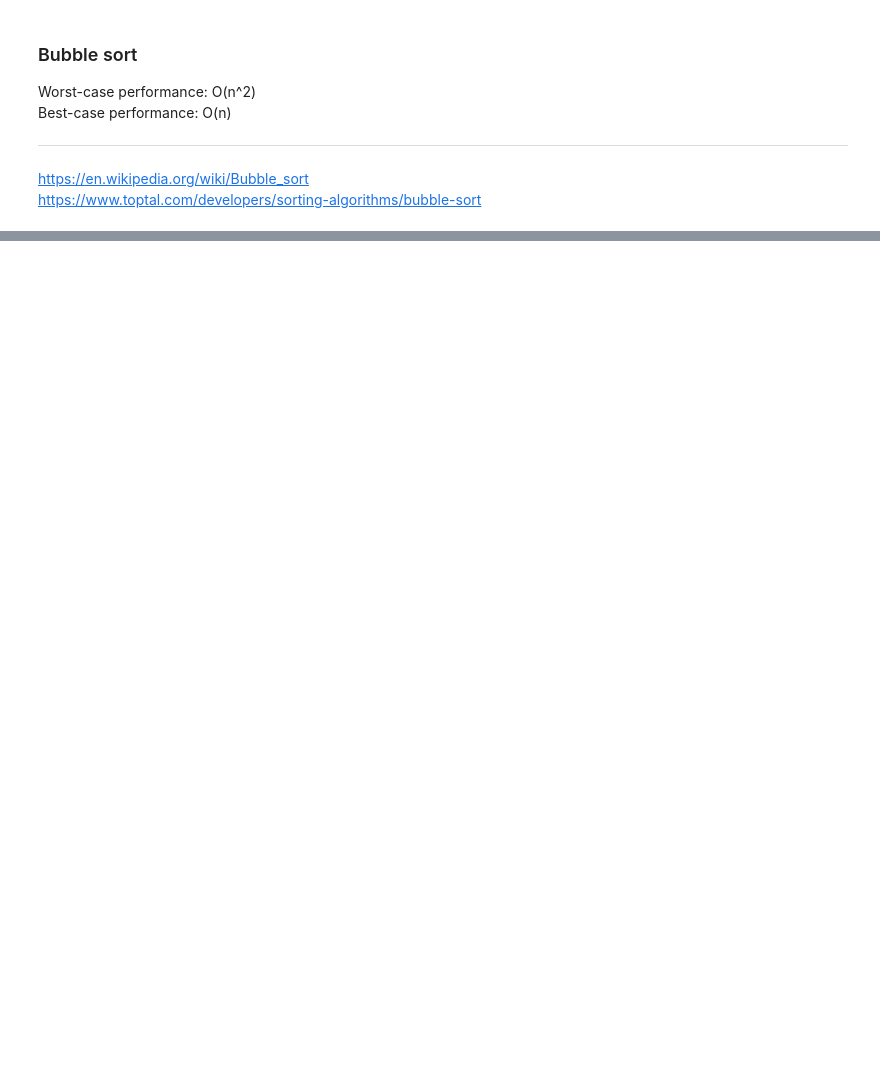
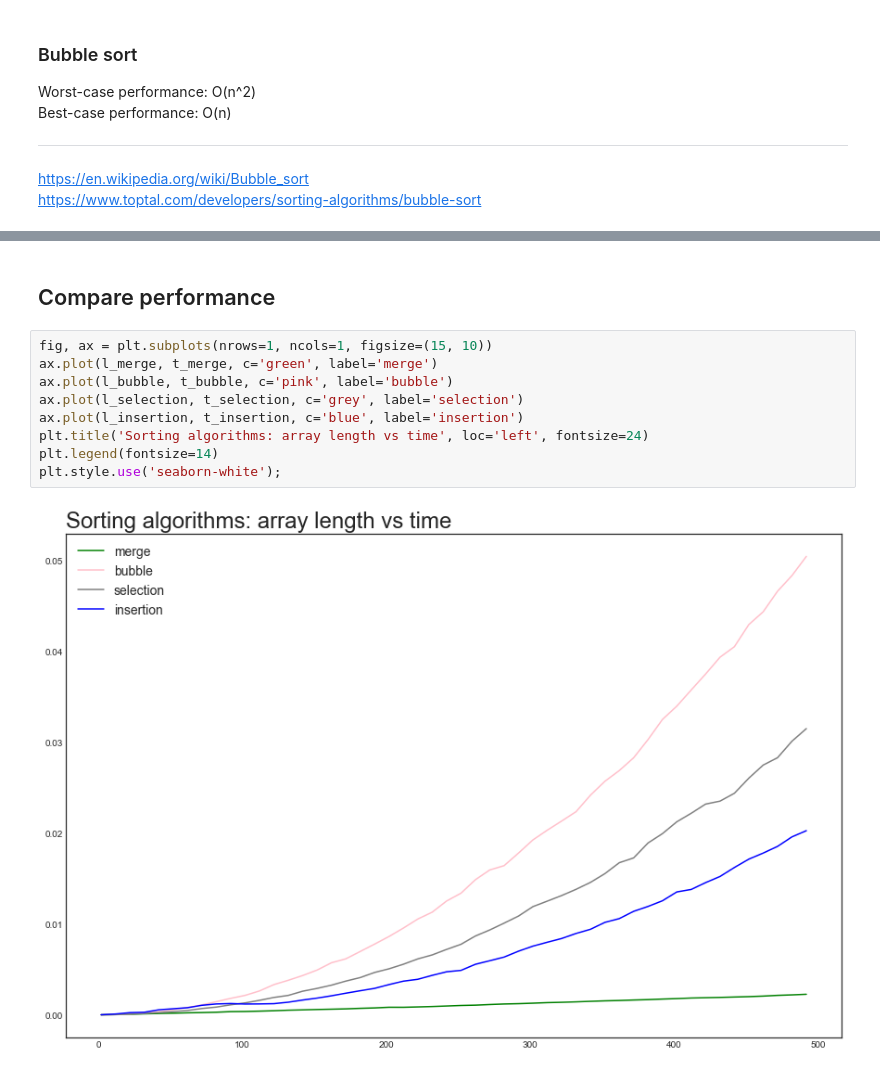
Before and after one commit to dzianissokalau/algorithms, a Jupyter notebook: sorting.ipynb, the cells around one changed output, grey strips where cells are left out. Drawn from its saved outputs; the diff is of its cells as text; blank space fills up the shorter version.

```diff
--- a/sorting.ipynb
+++ b/sorting.ipynb
@@ -177,0 +217,13 @@ https://www.toptal.com/developers/sorting-algorithms/merge-sort
+# %% [markdown]
+## Compare performance
+# %%
+fig, ax = plt.subplots(nrows=1, ncols=1, figsize=(15, 10))
+ax.plot(l_merge, t_merge, c='green', label='merge')
+ax.plot(l_bubble, t_bubble, c='pink', label='bubble')
+ax.plot(l_selection, t_selection, c='grey', label='selection')
+ax.plot(l_insertion, t_insertion, c='blue', label='insertion')
+plt.title('Sorting algorithms: array length vs time', loc='left', fontsize=24)
+plt.legend(fontsize=14)
+plt.style.use('seaborn-white');
+# %% [output]
+[figure, added]
```
Also changed, not shown: parts of 13 cells of this notebook.
